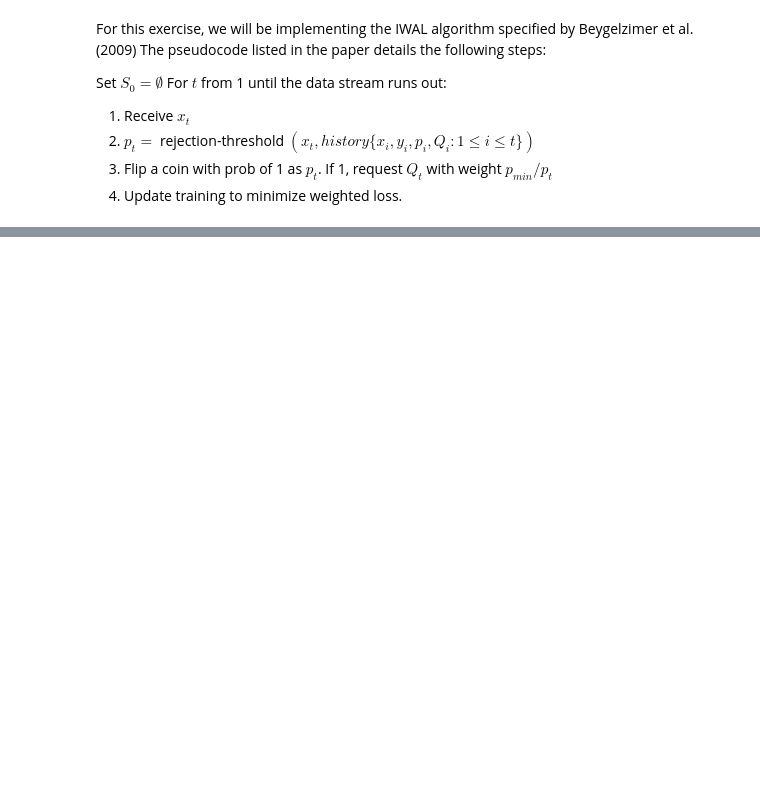
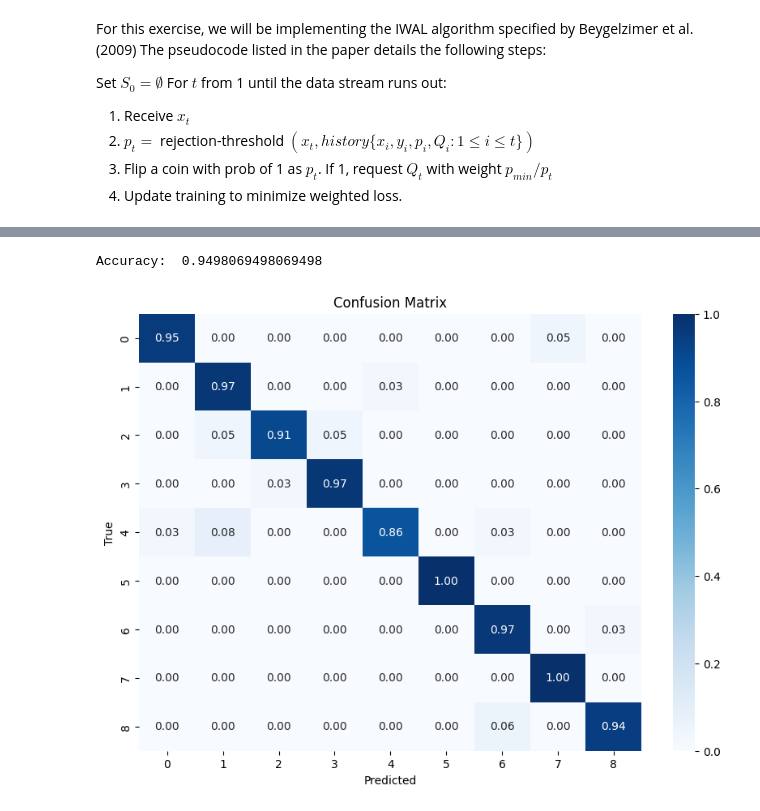
Before and after one commit to jonazhu/ACTIVibrio, a Jupyter notebook: IWAL/iwal.ipynb, the cells around one changed output, grey strips where cells are left out. Cells and saved outputs as stored; diff of their text form; code cells hidden in the pictures; blank space fills up the shorter version.

```diff
--- a/IWAL/iwal.ipynb
+++ b/IWAL/iwal.ipynb
@@ -376,0 +508,25 @@ with open('ex2.pkl', 'wb') as f:
+# %%
+#same as above, but with full df_train
+acc_offline = 0
+
+#train a classifier on the full training set
+clf = RandomForestClassifier(n_estimators = 20, max_depth = 7, random_state = 42)
+clf.fit(df_train.iloc[:, :-2], df_train['Class'])
+
+#predict on the test set
+preds = clf.predict(df_test.iloc[:, :-2])
+acc_offline = clf.score(df_test.iloc[:, :-2], df_test['Class'])
+print("Accuracy: ", acc_offline)
+
+#confusion matrix
+cm = confusion_matrix(df_test['Class'], preds)
+cm = cm.astype('float') / cm.sum(axis=1)[:, np.newaxis]
+plt.figure(figsize=(10, 7))
+sns.heatmap(cm, annot=True, fmt='.2f', cmap='Blues')
+plt.xlabel('Predicted')
+plt.ylabel('True')
+plt.title('Confusion Matrix')
+plt.show()
+# %% [output]
+Accuracy:  0.9498069498069498
+[figure, added]
```
Also changed, not shown: parts of 14 cells of this notebook.
